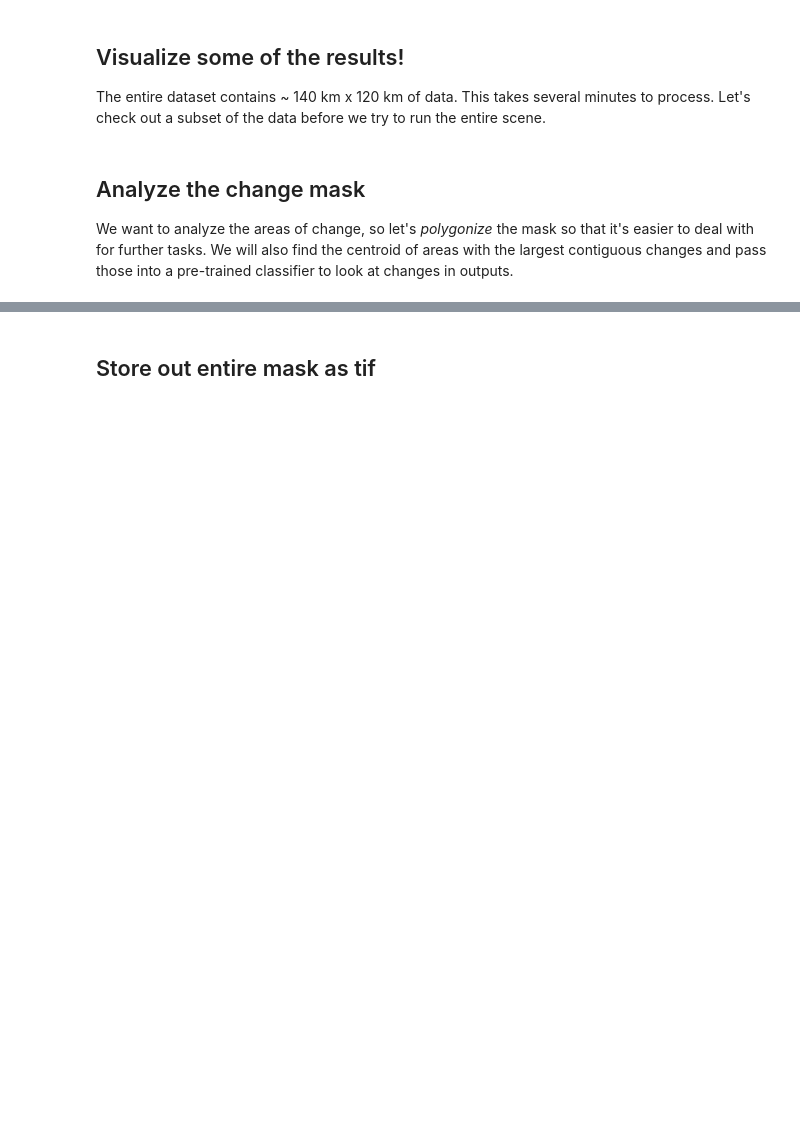
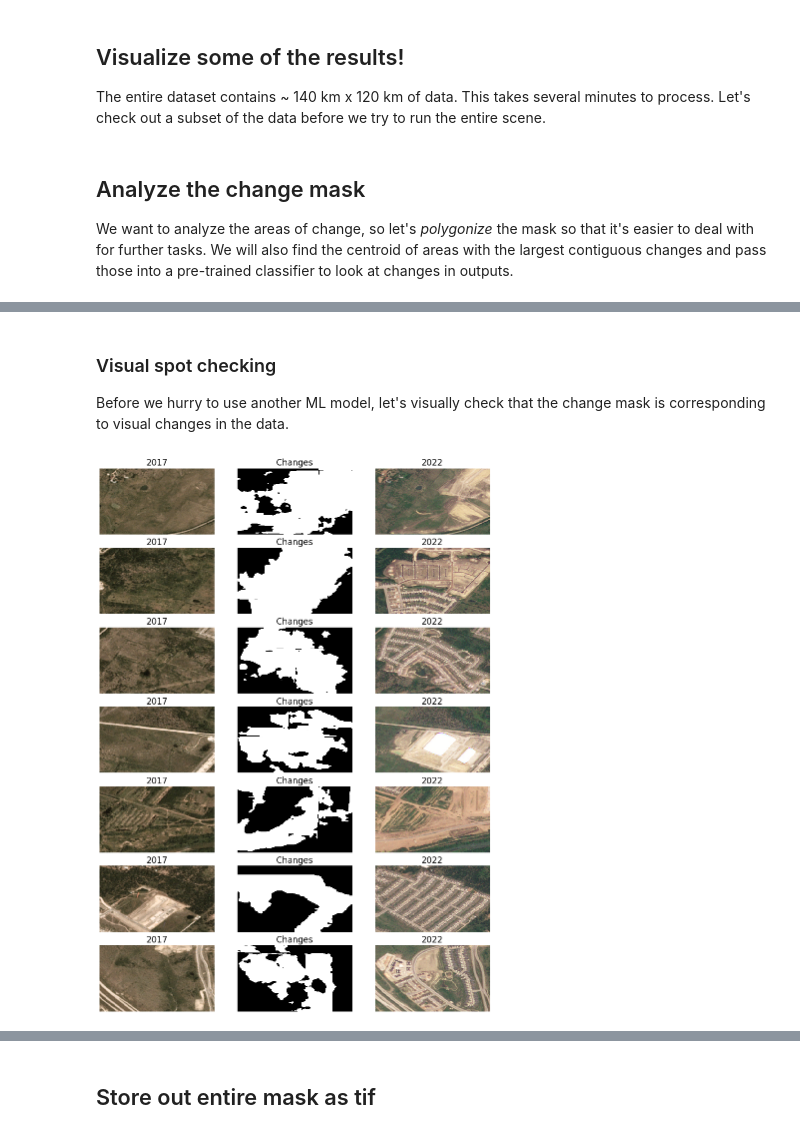
Before and after one commit to makepath/austin-ml-change-detection-demo, a Jupyter notebook: SiameseCD/planet_demo.ipynb, the cells around one changed output, grey strips where cells are left out. Drawn from its saved outputs; the diff is of its cells as text; code cells hidden in the pictures; blank space fills up the shorter version.

```diff
--- a/SiameseCD/planet_demo.ipynb
+++ b/SiameseCD/planet_demo.ipynb
@@ -184,9 +237,9 @@ middle = ds.shape[2] // 2, ds.shape[3] // 2
 slice_y = slice(middle[0], middle[0] + 5_000)
 slice_x = slice(middle[1], middle[1] + 5_000)
 
-parts = [x.isel(y=slice_y, x=slice_x) for x in [ds, predictions]]
+parts = [x.isel(y=slice_y, x=slice_x) for x in [ds, predictions, normalized]]
 # %%
-ds_local, predictions_local = dask.compute(*parts)
+ds_local, predictions_local, norm_local = dask.compute(*parts)
 # %%
 panel.Column(
     panel.Row(
@@ -232,10 +272,2 @@ KeyboardInterrupt:
 # %%
 learner = load_learner('../2750/')
-# %%
-ims_17 = []
-ims_22 = []
-changes = []
-for index,row in gdf.iterrows():
-    ims_17.append(ds_local[0,:3,int(round(row['centroid-0']))-128:int(round(row['centroid-0']))+128,int(round(row['centroid-1']))-128:int(round(row['centroid-1']))+128])
-    ims_22.append(ds_local[1,:3,int(round(row['centroid-0']))-128:int(round(row['centroid-0']))+128,int(round(row['centroid-1']))-128:int(round(row['centroid-1']))+128])
-    changes.append(predictions_local[int(round(row['centroid-0']))-128:int(round(row['centroid-0']))+128,int(round(row['centroid-1']))-128:int(round(row['centroid-1']))+128])
@@ -259,0 +274,36 @@ for im in range(len(images['ims_2017'])):
+# %%
+gdf = polygonize(predictions_local,connectivity=8,return_type="geopandas")
+gdf = gdf.assign(area=lambda df: df['geometry'].area,
+                x=lambda df: df['geometry'].centroid.x.astype(int),
+                y=lambda df: df['geometry'].centroid.y.astype(int),).sort_values(by='area',ascending=False)
+gdf_temp = gdf[2:10]
+# %% [markdown]
+### Visual spot checking
+Before we hurry to use another ML model, let's visually check that the change mask is corresponding to visual changes in the data.
+# %%
+ims_17 = []
+norm_17 = []
+ims_22 = []
+norm_22 = []
+changes = []
+for index,row in gdf_temp.iterrows():
+    ims_17.append(ds_local[0,:3,row['y']-128:row['y']+128,row['x']-128:row['x']+128])
+    norm_17.append(norm_local[0,:3,row['y']-128:row['y']+128,row['x']-128:row['x']+128])
+    ims_22.append(ds_local[1,:3,row['y']-128:row['y']+128,row['x']-128:row['x']+128])
+    norm_22.append(norm_local[1,:3,row['y']-128:row['y']+128,row['x']-128:row['x']+128])
+    changes.append(predictions_local[row['y']-128:row['y']+128,row['x']-128:row['x']+128])
+fig, axs = plt.subplots(7,3,figsize=(14,20))
+for i in range(7):
+    ims_17[i].plot.imshow(ax=axs[i][0])
+    changes[i].plot.imshow(ax=axs[i][1],add_colorbar=False,cmap='gray')
+    ims_22[i].plot.imshow(ax=axs[i][2])
+    axs[i][0].axis('off')
+    axs[i][0].title.set_text('2017')
+    axs[i][1].axis('off')
+    axs[i][1].title.set_text('Changes')
+    axs[i][2].axis('off')
+    axs[i][2].title.set_text('2022')
+plt.rcParams.update({'font.size': 14})
+plt.show()
+# %% [output]
+[figure, added]
```
Also changed, not shown: parts of 11 cells of this notebook.
